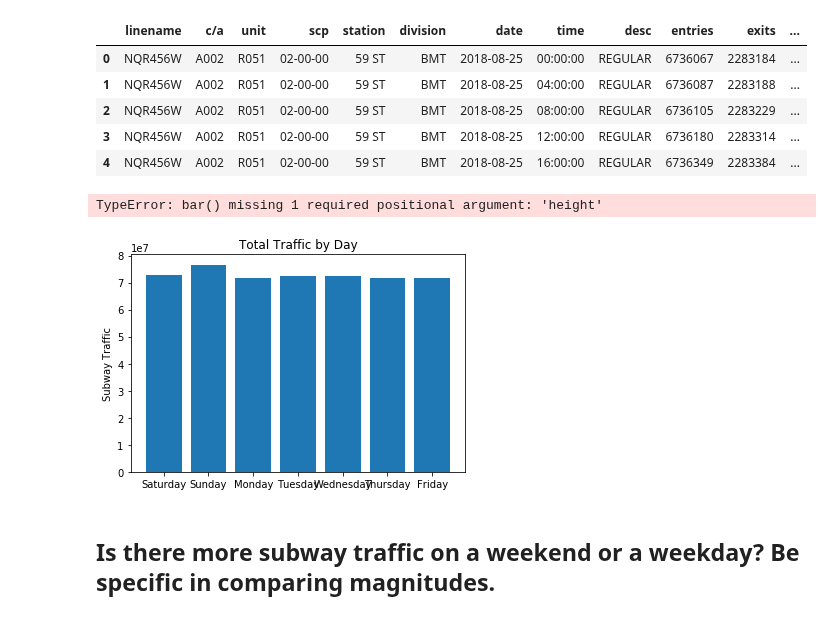
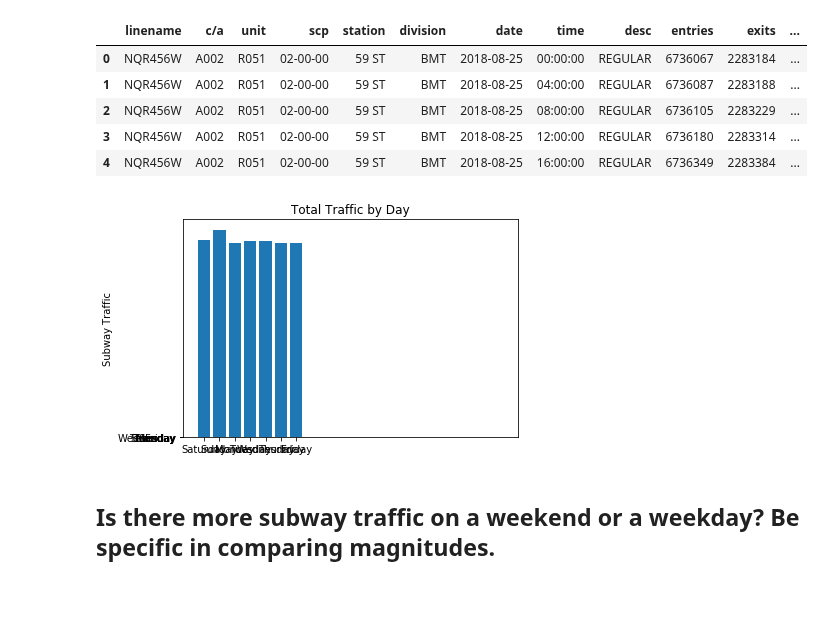
Before and after one commit to mandoiwanaga/dsc-0-03-08-understanding-pandas-series-and-dataframes-lab-seattle-ds-career-040119, a Jupyter notebook: index.ipynb, the cells around one changed output. Saved outputs shown, nothing was run; the diff lists cells and outputs as text; code cells hidden in the pictures.

```diff
--- a/index.ipynb
+++ b/index.ipynb
@@ -159,13 +159,12 @@ for day in days_of_week:
 # %%
 plt.bar(days_of_week, traffic_by_day)
 plt.title('Total Traffic by Day')
 plt.ylabel('Subway Traffic')
 y_pos=[1,4,7,10,13,16,19]
-plt.bar(y_pos, height)
+plt.bar(y_pos, height=days_of_week)
 plt.show()
 # %% [output]
-TypeError: bar() missing 1 required positional argument: 'height'
-[figure, old version]
+[figure, new version]
 # %% [markdown]
 ## Is there more subway traffic on a weekend or a weekday?    Be specific in comparing magnitudes.
 # %%
```
